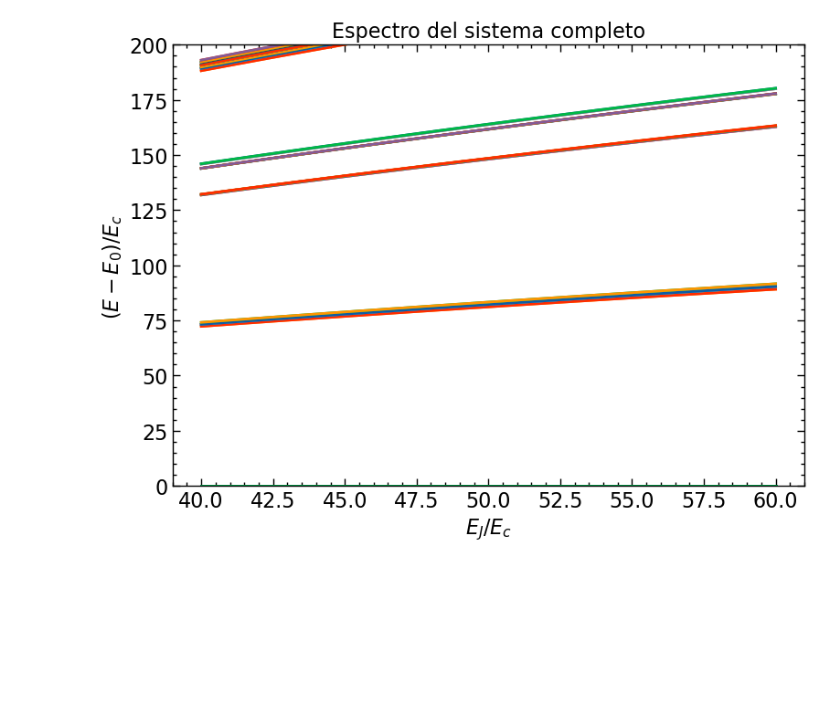
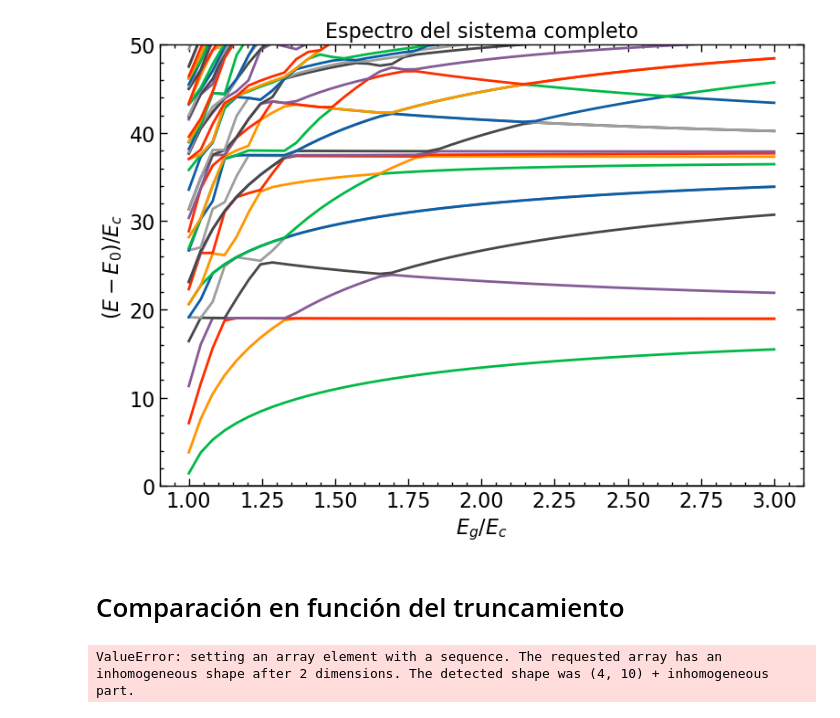
Before and after one commit to Arthor1127/thesis, a Jupyter notebook: notebooks/exploration/multiple_transmon.ipynb, the cells around one changed output. Saved outputs shown, nothing was run; the diff lists cells and outputs as text; code cells hidden in the pictures; blank space fills up the shorter version.

```diff
--- a/notebooks/exploration/multiple_transmon.ipynb
+++ b/notebooks/exploration/multiple_transmon.ipynb
@@ -125,13 +157,0 @@ energies = np.array(energies)
-# %%
-for bands in energies.T:
-    plt.plot(E_j_values, bands-energies.T[0])
-
-y_min = 0.0
-y_max = 200
-plt.ylim(y_min, y_max)
-plt.xlabel('$E_J/E_c$')
-plt.ylabel('$(E - E_0) / E_c$ ')
-plt.title('Espectro del sistema completo')
-plt.tight_layout()
-# %% [output]
-[figure, removed]
@@ -137,0 +227,48 @@ plt.tight_layout()
+# %%
+N = 8
+n = 4
+E_c = 1.0
+E_j = 50.0
+E_g_values = E_c * np.linspace(1.0, 3.0, 50)
+energies = []
+for E_g in E_g_values:
+    hamilitonian = exact_transmon_chain(N, n, E_c, E_j, E_g)
+    energies.append(np.array(hamilitonian.eigenenergies()))
+
+energies = np.array(energies)
+# %%
+for bands in energies.T:
+    plt.plot(E_g_values, bands-energies.T[0])
+
+y_min = 0.0
+y_max = 50.0
+plt.ylim(y_min, y_max)
+# x_min = 0.0
+# x_max = 20.05
+# plt.xlim(x_min, x_max)
+plt.xlabel('$E_g/E_c$')
+plt.ylabel('$(E - E_0) / E_c$ ')
+plt.title('Espectro del sistema completo')
+plt.tight_layout()
+# %% [output]
+[figure, added]
+# %% [markdown]
+# Comparación en función del truncamiento
+# %%
+N_values = [5, 8, 9, 10]
+n = 4
+E_c = 1.0
+E_j = 50.0
+E_g_values = E_c * np.linspace(1.0, 3.0, 10)
+energy_matrix = []
+for N in N_values:
+    energies = []
+    for E_g in E_g_values:
+        hamilitonian = exact_transmon_chain(N, n, E_c, E_j, E_g)
+        energies.append(np.array(hamilitonian.eigenenergies()))
+
+    energy_matrix.append(np.array(energies))
+
+energy_matrix = np.array(energy_matrix)
+# %% [output]
+ValueError: setting an array element with a sequence. The requested array has an inhomogeneous shape after 2 dimensions. The detected shape was (4, 10) + inhomogeneous part.
```
Also changed, not shown: parts of 18 cells of this notebook, 1 other file.
